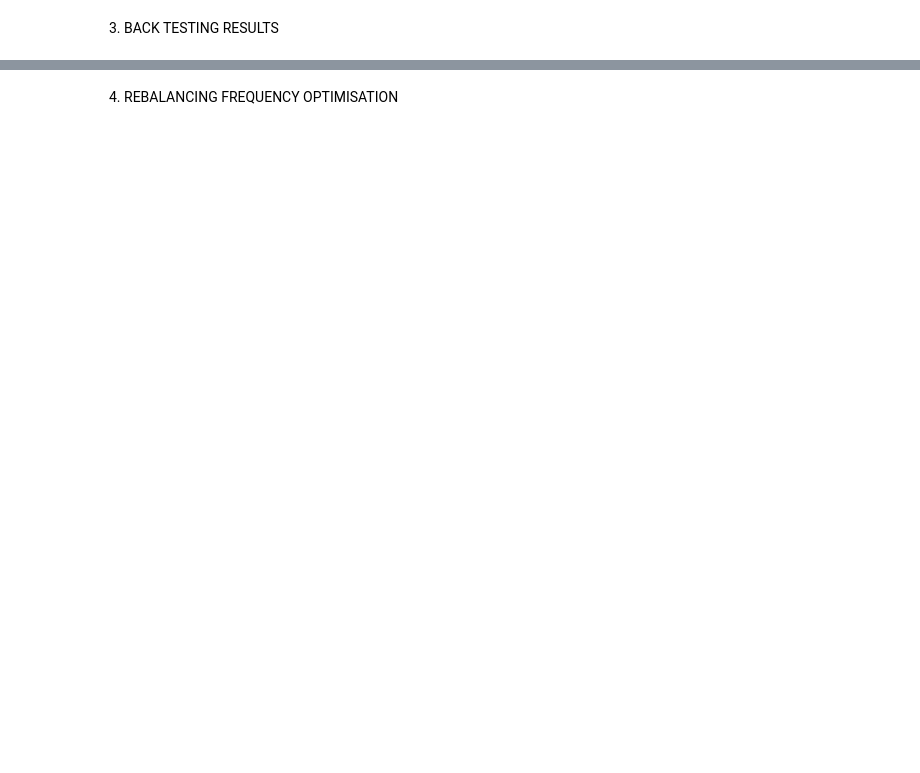
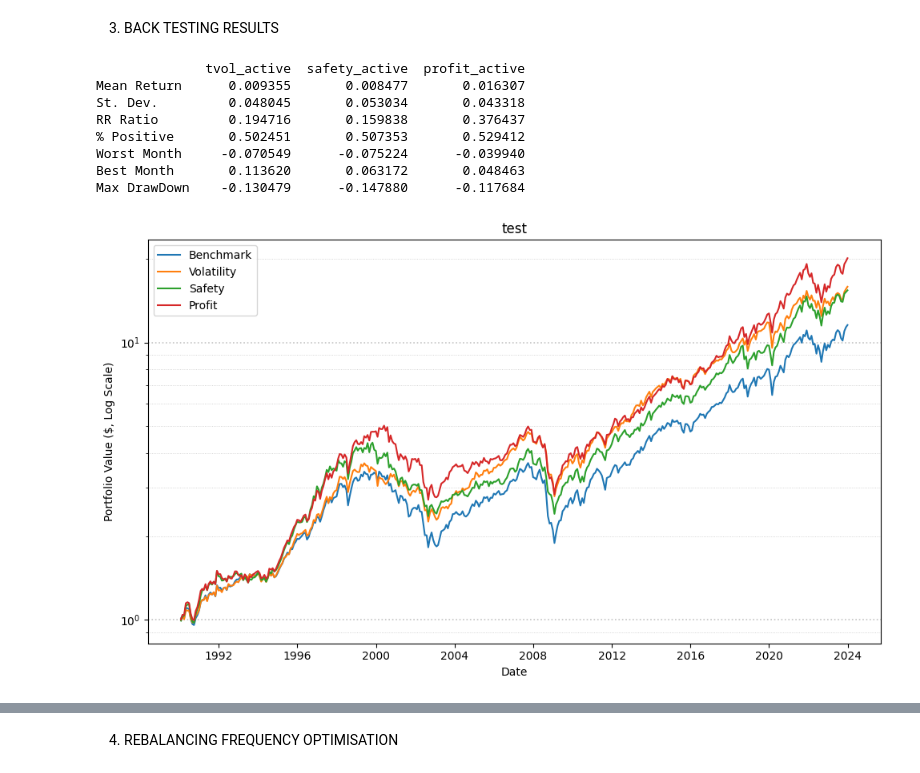
Before and after one commit to Petrichor2390/Portfolio_management, a Jupyter notebook: ass/A_14247617.ipynb, the cells around one changed output, grey strips where cells are left out. Drawn from its saved outputs; the diff is of its cells as text; code cells hidden in the pictures; blank space fills up the shorter version.

```diff
--- a/ass/A_14247617.ipynb
+++ b/ass/A_14247617.ipynb
@@ -268,2 +477,34 @@ roll_36_tvol_profit.plot()
 # %% [markdown]
 3. BACK TESTING RESULTS
+# %%
+tvol_monthly_returns, tvol_turnover, tvol_composition, tvol_performance = ap.backtesting(factors['tvol'], prices['price'], market_cap['market_cap'], start='1990-01-01', end='2023-12-31', frequency=1, t_cost=0.0015, N=300)
+safety_monthly_returns, safety_turnover, safety_composition, safety_performance = ap.backtesting(factors['safety'], prices['price'], market_cap['market_cap'], start='1990-01-01', end='2023-12-31', frequency=1, t_cost=0.0015, N=300)
+profit_monthly_returns, profit_turnover, profit_composition, profit_performance = ap.backtesting(factors['profit'], prices['price'], market_cap['market_cap'], start='1990-01-01', end='2023-12-31', frequency=1, t_cost=0.0015, N=300)
+
+bt_perf_table = pd.DataFrame()
+bt_perf_table['tvol_active'] = tvol_performance['Active']
+bt_perf_table['safety_active'] = safety_performance['Active']
+bt_perf_table['profit_active'] = profit_performance['Active']
+print(bt_perf_table)
+
+tvol_bt_port = tvol_monthly_returns.cumsum().apply(np.exp)
+safety_bt_port = safety_monthly_returns.cumsum().apply(np.exp)
+profit_bt_port = profit_monthly_returns.cumsum().apply(np.exp)
+
+bt_plot_perf = pd.DataFrame()
+bt_plot_perf['Benchmark'] = tvol_bt_port['Benchmark']
+bt_plot_perf['Volatility'] = tvol_bt_port['Portfolio']
+bt_plot_perf['Safety'] = safety_bt_port['Portfolio']
+bt_plot_perf['Profit'] = profit_bt_port['Portfolio']
+
+one_dollar_invested_plot(bt_plot_perf, "$1 Invested Top 300 Factor Stocks Backtest Results -  1 Month Rebalancing")
+# %% [output]
+              tvol_active  safety_active  profit_active
+Mean Return      0.009355       0.008477       0.016307
+St. Dev.         0.048045       0.053034       0.043318
+RR Ratio         0.194716       0.159838       0.376437
+% Positive       0.502451       0.507353       0.529412
+Worst Month     -0.070549      -0.075224      -0.039940
+Best Month       0.113620       0.063172       0.048463
+Max DrawDown    -0.130479      -0.147880      -0.117684
+[figure, added]
```
Also changed, not shown: parts of 14 cells of this notebook, 1 other file.
